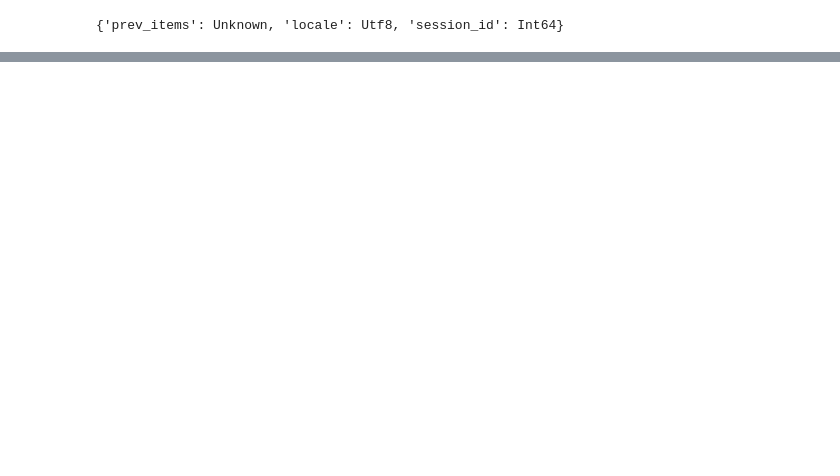
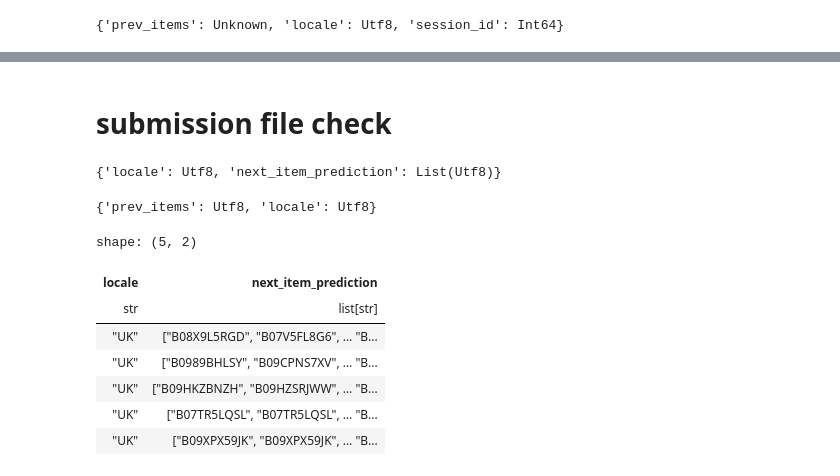
Before and after one commit to xiaoye-hua/Amazon_KDD_Cup_2023, a Jupyter notebook: notebooks/2_task1_rank.ipynb, the cells around one changed output, grey strips where cells are left out. Saved outputs shown, nothing was run; the diff lists cells and outputs as text; code cells hidden in the pictures; blank space fills up the shorter version.

```diff
--- a/notebooks/2_task1_rank.ipynb
+++ b/notebooks/2_task1_rank.ipynb
@@ -545,0 +781,24 @@ predictions.to_parquet('../data/sub_files/rank_v3.parque', engine='pyarrow')
+# %% [markdown]
+# submission file check
+# %%
+sub_df = pl.scan_parquet(sub_file)
+test_df = pl.scan_csv('../data/raw_data/sessions_test_task1.csv')
+# %%
+sub_df.schema
+# %% [output]
+{'locale': Utf8, 'next_item_prediction': List(Utf8)}
+# %%
+test_df.schema
+# %% [output]
+{'prev_items': Utf8, 'locale': Utf8}
+# %%
+sub_df.tail().collect()
+# %% [output]
+shape: (5, 2)
+| locale | next_item_prediction |
+| str | list[str] |
+| "UK" | ["B08X9L5RGD", "B07V5FL8G6", … "B... |
+| "UK" | ["B0989BHLSY", "B09CPNS7XV", … "B... |
+| "UK" | ["B09HKZBNZH", "B09HZSRJWW", … "B... |
+| "UK" | ["B07TR5LQSL", "B07TR5LQSL", … "B... |
+| "UK" | ["B09XPX59JK", "B09XPX59JK", … "B... |
```
Also changed, not shown: parts of 50 cells of this notebook, 3 other files.
